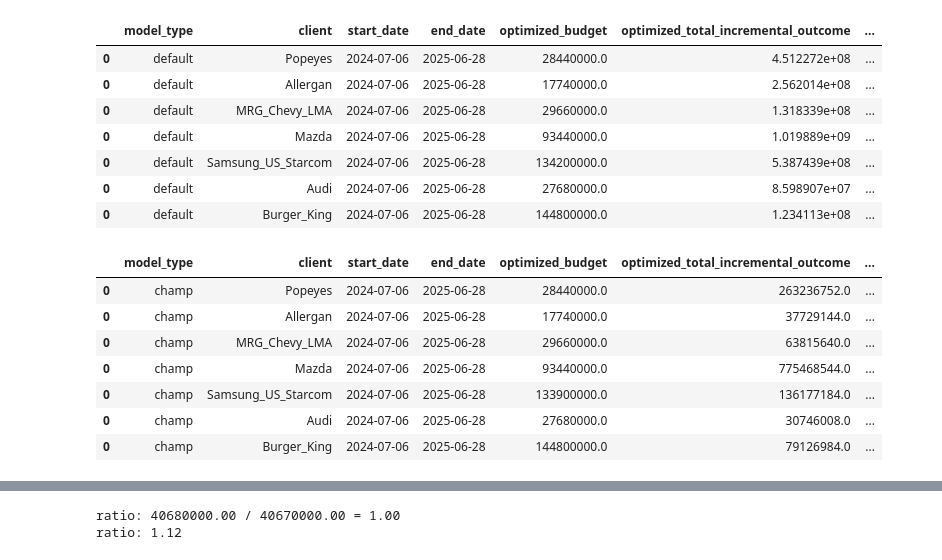
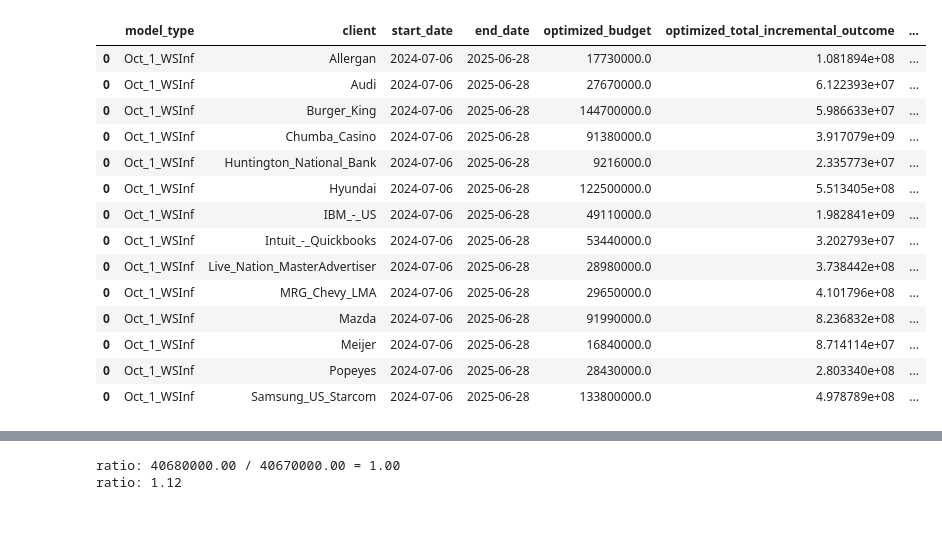
Before and after one commit to Mari1988/meridian, a Jupyter notebook: meridian/planner/notebooks/demo_planner.ipynb, the cells around one changed output, grey strips where cells are left out. Saved outputs shown, nothing was run; the diff lists cells and outputs as text; code cells hidden in the pictures; blank space fills up the shorter version.

```diff
--- a/meridian/planner/notebooks/demo_planner.ipynb
+++ b/meridian/planner/notebooks/demo_planner.ipynb
@@ -146,22 +177,18 @@ To silence this warning, decorate the function with @tf.autograph.experimental.d
-# %%
-total_df.query('model_type == "default"')
-# %% [output]
-|  | model_type | client | start_date | end_date | optimized_budget | optimized_total_incremental_outcome | ... |
-| 0 | default | Popeyes | 2024-07-06 | 2025-06-28 | 28440000.0 | 4.512272e+08 | ... |
-| 0 | default | Allergan | 2024-07-06 | 2025-06-28 | 17740000.0 | 2.562014e+08 | ... |
-| 0 | default | MRG_Chevy_LMA | 2024-07-06 | 2025-06-28 | 29660000.0 | 1.318339e+08 | ... |
-| 0 | default | Mazda | 2024-07-06 | 2025-06-28 | 93440000.0 | 1.019889e+09 | ... |
-| 0 | default | Samsung_US_Starcom | 2024-07-06 | 2025-06-28 | 134200000.0 | 5.387439e+08 | ... |
-| 0 | default | Audi | 2024-07-06 | 2025-06-28 | 27680000.0 | 8.598907e+07 | ... |
-| 0 | default | Burger_King | 2024-07-06 | 2025-06-28 | 144800000.0 | 1.234113e+08 | ... |
-# %%
-total_df.query('model_type == "champ"')
-# %% [output]
-|  | model_type | client | start_date | end_date | optimized_budget | optimized_total_incremental_outcome | ... |
-| 0 | champ | Popeyes | 2024-07-06 | 2025-06-28 | 28440000.0 | 263236752.0 | ... |
-| 0 | champ | Allergan | 2024-07-06 | 2025-06-28 | 17740000.0 | 37729144.0 | ... |
-| 0 | champ | MRG_Chevy_LMA | 2024-07-06 | 2025-06-28 | 29660000.0 | 63815640.0 | ... |
-| 0 | champ | Mazda | 2024-07-06 | 2025-06-28 | 93440000.0 | 775468544.0 | ... |
-| 0 | champ | Samsung_US_Starcom | 2024-07-06 | 2025-06-28 | 133900000.0 | 136177184.0 | ... |
-| 0 | champ | Audi | 2024-07-06 | 2025-06-28 | 27680000.0 | 30746008.0 | ... |
-| 0 | champ | Burger_King | 2024-07-06 | 2025-06-28 | 144800000.0 | 79126984.0 | ... |
+# %%
+total_df
+# %% [output]
+|  | model_type | client | start_date | end_date | optimized_budget | optimized_total_incremental_outcome | ... |
+| 0 | Oct_1_WSInf | Allergan | 2024-07-06 | 2025-06-28 | 17730000.0 | 1.081894e+08 | ... |
+| 0 | Oct_1_WSInf | Audi | 2024-07-06 | 2025-06-28 | 27670000.0 | 6.122393e+07 | ... |
+| 0 | Oct_1_WSInf | Burger_King | 2024-07-06 | 2025-06-28 | 144700000.0 | 5.986633e+07 | ... |
+| 0 | Oct_1_WSInf | Chumba_Casino | 2024-07-06 | 2025-06-28 | 91380000.0 | 3.917079e+09 | ... |
+| 0 | Oct_1_WSInf | Huntington_National_Bank | 2024-07-06 | 2025-06-28 | 9216000.0 | 2.335773e+07 | ... |
+| 0 | Oct_1_WSInf | Hyundai | 2024-07-06 | 2025-06-28 | 122500000.0 | 5.513405e+08 | ... |
+| 0 | Oct_1_WSInf | IBM_-_US | 2024-07-06 | 2025-06-28 | 49110000.0 | 1.982841e+09 | ... |
+| 0 | Oct_1_WSInf | Intuit_-_Quickbooks | 2024-07-06 | 2025-06-28 | 53440000.0 | 3.202793e+07 | ... |
+| 0 | Oct_1_WSInf | Live_Nation_MasterAdvertiser | 2024-07-06 | 2025-06-28 | 28980000.0 | 3.738442e+08 | ... |
+| 0 | Oct_1_WSInf | MRG_Chevy_LMA | 2024-07-06 | 2025-06-28 | 29650000.0 | 4.101796e+08 | ... |
+| 0 | Oct_1_WSInf | Mazda | 2024-07-06 | 2025-06-28 | 91990000.0 | 8.236832e+08 | ... |
+| 0 | Oct_1_WSInf | Meijer | 2024-07-06 | 2025-06-28 | 16840000.0 | 8.714114e+07 | ... |
+| 0 | Oct_1_WSInf | Popeyes | 2024-07-06 | 2025-06-28 | 28430000.0 | 2.803340e+08 | ... |
+| 0 | Oct_1_WSInf | Samsung_US_Starcom | 2024-07-06 | 2025-06-28 | 133800000.0 | 4.978789e+08 | ... |
```
Also changed, not shown: parts of 10 cells of this notebook, 21 other files.
